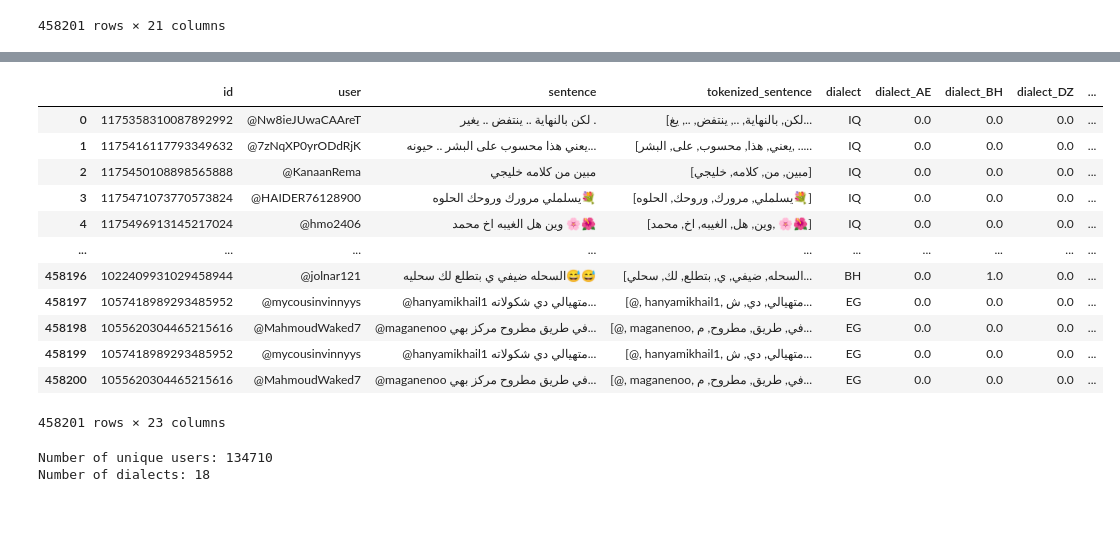
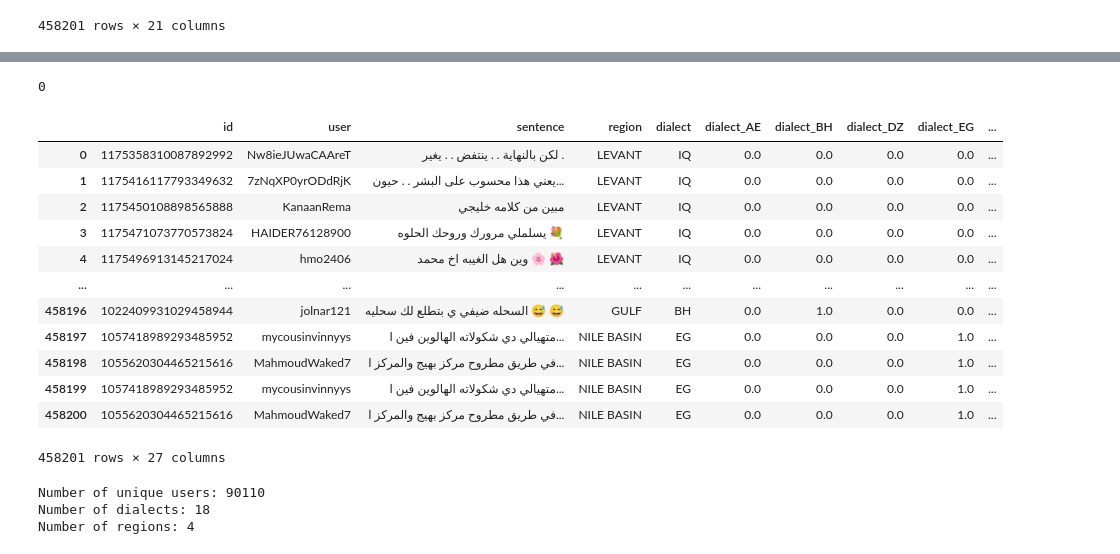
Before and after one commit to SoroushSemer/Arabic-Dialect-Classification, a Jupyter notebook: preprocesing.ipynb, the cells around one changed output, grey strips where cells are left out. Saved outputs shown, nothing was run; the diff lists cells and outputs as text; code cells hidden in the pictures; blank space fills up the shorter version.

```diff
--- a/preprocesing.ipynb
+++ b/preprocesing.ipynb
@@ -109,7 +93,0 @@ merged_df
-# %%
-import nltk
-nltk.download('punkt')
-
-merged_df['tokenized_sentence'] = merged_df['sentence'].apply(nltk.word_tokenize)
-
-merged_df
@@ -132,0 +119,8 @@ merged_df
+# %%
+
+
+model_name="aubmindlab/bert-base-arabertv02-twitter"
+arabert_prep = ArabertPreprocessor(model_name=model_name)
+
+merged_df['sentence'] = merged_df['sentence'].apply(arabert_prep.preprocess)
+merged_df
@@ -133,30 +141,61 @@ merged_df
+# %%
+merged_df.dropna(subset=['sentence'], inplace=True)
+merged_df['sentence'].isna().sum()
+# %% [output]
+0
+# %%
+region_mapping = {'AE': "GULF",
+       'BH': "GULF",
+       'KW': "GULF",
+       'OM':"GULF",
+       'QA':"GULF",
+       'SA':"GULF",
+       'YE':"GULF",
+       'SD':"NILE BASIN",
+       'EG': "NILE BASIN",
+       'IQ': "LEVANT",
+       'JO': "LEVANT",
+       'LB':"LEVANT",
+       'PL':"LEVANT",
+       'SY':"LEVANT",
+       'DZ': "MAGHREB",
+       'LY':"MAGHREB",
+       'MA':"MAGHREB",
+       'TN':"MAGHREB",
+}
+
+merged_df['region'] = merged_df['dialect'].map(region_mapping)
 # %%
-column_order = ['id', 'user', 'sentence', 'tokenized_sentence', 'dialect']
+column_order = ['id', 'user', 'sentence', 'region', 'dialect']
 remaining_columns = [col for col in merged_df.columns if col not in column_order]
 new_column_order = column_order + remaining_columns
 
 merged_df = merged_df.reindex(columns=new_column_order)
 merged_df
 # %% [output]
-|  | id | user | sentence | tokenized_sentence | dialect | dialect_AE | dialect_BH | dialect_DZ | ... |
-| 0 | 1175358310087892992 | @Nw8ieJUwaCAAreT | لكن بالنهاية .. ينتفض .. يغير . | [لكن, بالنهاية, .., ينتفض, .., يغ... | IQ | 0.0 | 0.0 | 0.0 | ... |
-| 1 | 1175416117793349632 | @7zNqXP0yrODdRjK | يعني هذا محسوب على البشر .. حيونه... | [يعني, هذا, محسوب, على, البشر, ..... | IQ | 0.0 | 0.0 | 0.0 | ... |
-| 2 | 1175450108898565888 | @KanaanRema | مبين من كلامه خليجي | [مبين, من, كلامه, خليجي] | IQ | 0.0 | 0.0 | 0.0 | ... |
-| 3 | 1175471073770573824 | @HAIDER76128900 | يسلملي مرورك وروحك الحلوه💐 | [يسلملي, مرورك, وروحك, الحلوه💐] | IQ | 0.0 | 0.0 | 0.0 | ... |
-| 4 | 1175496913145217024 | @hmo2406 | وين هل الغيبه اخ محمد 🌸🌺 | [وين, هل, الغيبه, اخ, محمد, 🌸🌺] | IQ | 0.0 | 0.0 | 0.0 | ... |
-| ... | ... | ... | ... | ... | ... | ... | ... | ... | ... |
-| 458196 | 1022409931029458944 | @jolnar121 | السحله ضيفي ي بتطلع لك سحليه😅😅 | [السحله, ضيفي, ي, بتطلع, لك, سحلي... | BH | 0.0 | 1.0 | 0.0 | ... |
-| 458197 | 1057418989293485952 | @mycousinvinnyys | @hanyamikhail1 متهيالي دي شكولاته... | [@, hanyamikhail1, متهيالي, دي, ش... | EG | 0.0 | 0.0 | 0.0 | ... |
-| 458198 | 1055620304465215616 | @MahmoudWaked7 | @maganenoo في طريق مطروح مركز بهي... | [@, maganenoo, في, طريق, مطروح, م... | EG | 0.0 | 0.0 | 0.0 | ... |
-| 458199 | 1057418989293485952 | @mycousinvinnyys | @hanyamikhail1 متهيالي دي شكولاته... | [@, hanyamikhail1, متهيالي, دي, ش... | EG | 0.0 | 0.0 | 0.0 | ... |
-| 458200 | 1055620304465215616 | @MahmoudWaked7 | @maganenoo في طريق مطروح مركز بهي... | [@, maganenoo, في, طريق, مطروح, م... | EG | 0.0 | 0.0 | 0.0 | ... |
+|  | id | user | sentence | region | dialect | dialect_AE | dialect_BH | dialect_DZ | dialect_EG | ... |
+| 0 | 1175358310087892992 | Nw8ieJUwaCAAreT | لكن بالنهاية . . ينتفض . . يغير . | LEVANT | IQ | 0.0 | 0.0 | 0.0 | 0.0 | ... |
+| 1 | 1175416117793349632 | 7zNqXP0yrODdRjK | يعني هذا محسوب على البشر . . حيون... | LEVANT | IQ | 0.0 | 0.0 | 0.0 | 0.0 | ... |
+| 2 | 1175450108898565888 | KanaanRema | مبين من كلامه خليجي | LEVANT | IQ | 0.0 | 0.0 | 0.0 | 0.0 | ... |
+| 3 | 1175471073770573824 | HAIDER76128900 | يسلملي مرورك وروحك الحلوه 💐 | LEVANT | IQ | 0.0 | 0.0 | 0.0 | 0.0 | ... |
+| 4 | 1175496913145217024 | hmo2406 | وين هل الغيبه اخ محمد 🌸 🌺 | LEVANT | IQ | 0.0 | 0.0 | 0.0 | 0.0 | ... |
+| ... | ... | ... | ... | ... | ... | ... | ... | ... | ... | ... |
+| 458196 | 1022409931029458944 | jolnar121 | السحله ضيفي ي بتطلع لك سحليه 😅 😅 | GULF | BH | 0.0 | 1.0 | 0.0 | 0.0 | ... |
+| 458197 | 1057418989293485952 | mycousinvinnyys | متهيالي دي شكولاته الهالوين فين ا... | NILE BASIN | EG | 0.0 | 0.0 | 0.0 | 1.0 | ... |
+| 458198 | 1055620304465215616 | MahmoudWaked7 | في طريق مطروح مركز بهيج والمركز ا... | NILE BASIN | EG | 0.0 | 0.0 | 0.0 | 1.0 | ... |
+| 458199 | 1057418989293485952 | mycousinvinnyys | متهيالي دي شكولاته الهالوين فين ا... | NILE BASIN | EG | 0.0 | 0.0 | 0.0 | 1.0 | ... |
+| 458200 | 1055620304465215616 | MahmoudWaked7 | في طريق مطروح مركز بهيج والمركز ا... | NILE BASIN | EG | 0.0 | 0.0 | 0.0 | 1.0 | ... |
-458201 rows × 23 columns
+458201 rows × 27 columns
 # %%
 num_unique_users = merged_df['user'].nunique()
 print("Number of unique users:", num_unique_users)
 
 num_dialects = merged_df['dialect'].nunique()
 print("Number of dialects:", num_dialects)
+
+num_regions = merged_df['region'].nunique()
+print("Number of regions:", num_regions)
 # %% [output]
-Number of unique users: 134710
+Number of unique users: 90110
 Number of dialects: 18
+Number of regions: 4
```
Also changed, not shown: parts of 6 cells of this notebook, 4 other files.
